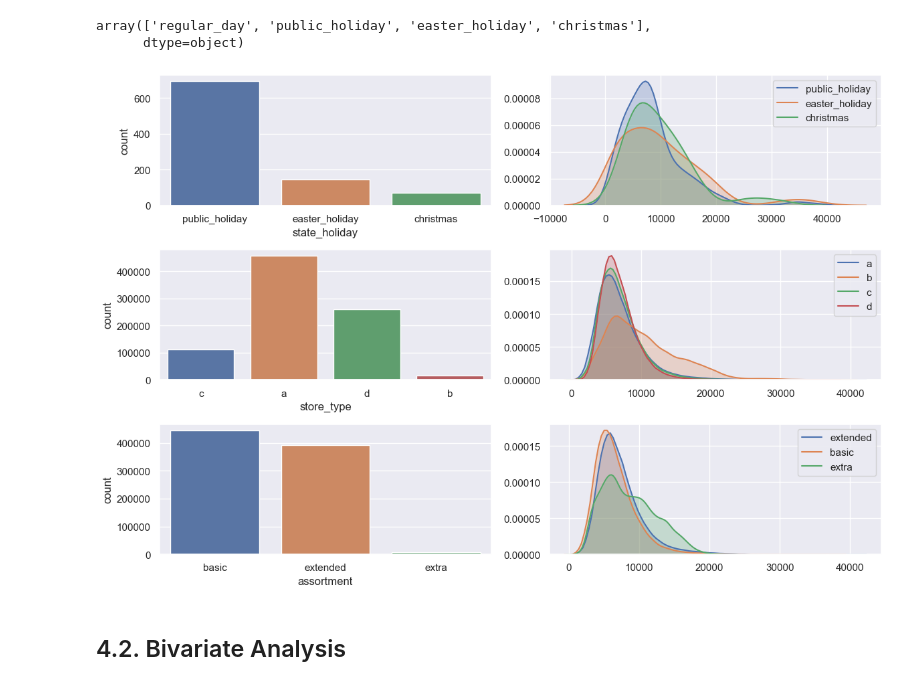
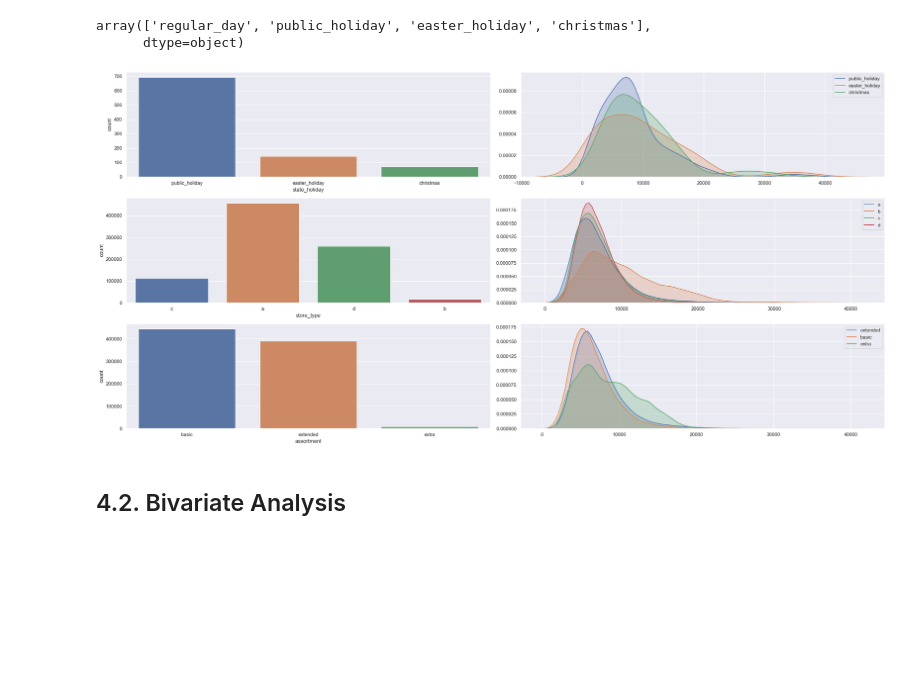
Before and after one commit to iury-repo/rossman-sales, a Jupyter notebook: notebooks/v01_store_sales_prediction.ipynb, the cells around one changed output. Cells and saved outputs as stored; diff of their text form; code cells hidden in the pictures; blank space fills up the shorter version.

```diff
--- a/notebooks/v01_store_sales_prediction.ipynb
+++ b/notebooks/v01_store_sales_prediction.ipynb
@@ -469,38 +481,35 @@ df4['state_holiday'].unique()
 array(['regular_day', 'public_holiday', 'easter_holiday', 'christmas'],
       dtype=object)
 # %%
-plt.figure(figsize=(12,8))
-
 plt.subplot(3,2,1)
 cutted = df4[df4['state_holiday'] != 'regular_day']
 sns.countplot(cutted['state_holiday'])
 
 plt.subplot(3,2,2)
 sns.kdeplot(df4[df4['state_holiday'] == 'public_holiday']['sales'], label='public_holiday', shade=True)
 sns.kdeplot(df4[df4['state_holiday'] == 'easter_holiday']['sales'], label='easter_holiday', shade=True)
 sns.kdeplot(df4[df4['state_holiday'] == 'christmas']['sales'], label='christmas', shade=True)
 
 plt.subplot(3,2,3)
 sns.countplot(df4['store_type'])
 
 plt.subplot(3,2,4)
 sns.kdeplot(df3[df4['store_type'] == 'a']['sales'], label='a', shade=True)
 sns.kdeplot(df4[df4['store_type'] == 'b']['sales'], label='b', shade=True)
 sns.kdeplot(df4[df4['store_type'] == 'c']['sales'], label='c', shade=True)
 sns.kdeplot(df4[df4['store_type'] == 'd']['sales'], label='d', shade=True)
 
 plt.subplot(3,2,5)
 sns.countplot(df4['assortment'])
 
 plt.subplot(3,2,6)
 sns.kdeplot(df3[df4['assortment'] == 'extended']['sales'], label='extended', shade=True)
 sns.kdeplot(df4[df4['assortment'] == 'basic']['sales'], label='basic', shade=True)
 sns.kdeplot(df4[df4['assortment'] == 'extra']['sales'], label='extra', shade=True)
 
 plt.tight_layout()
-plt.show()
 # %% [output]
-[figure, old version]
+[figure, new version]
 # %% [markdown]
 ## 4.2. Bivariate Analysis
 # %% [markdown]
```
Also changed, not shown: parts of 44 cells of this notebook.
